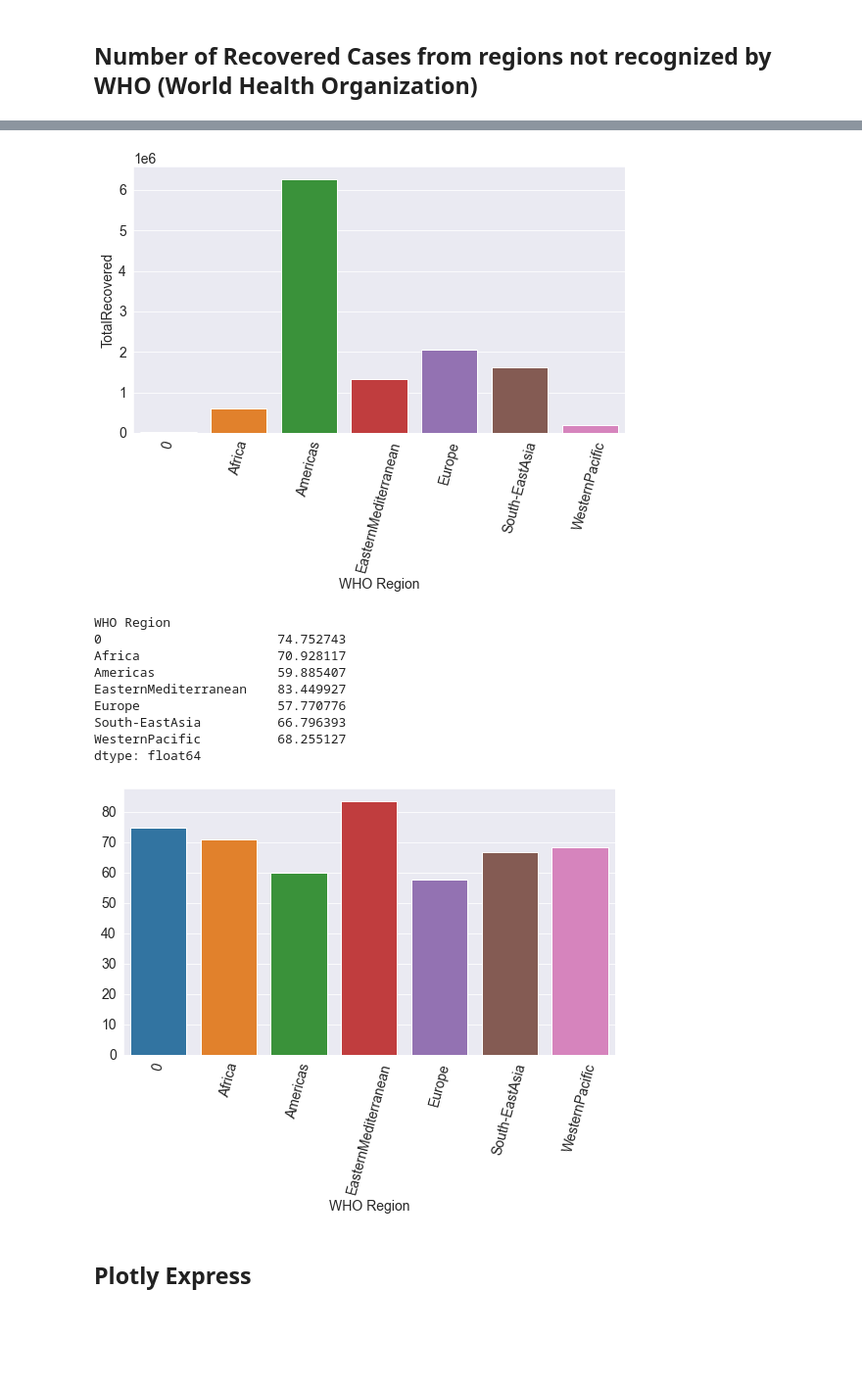
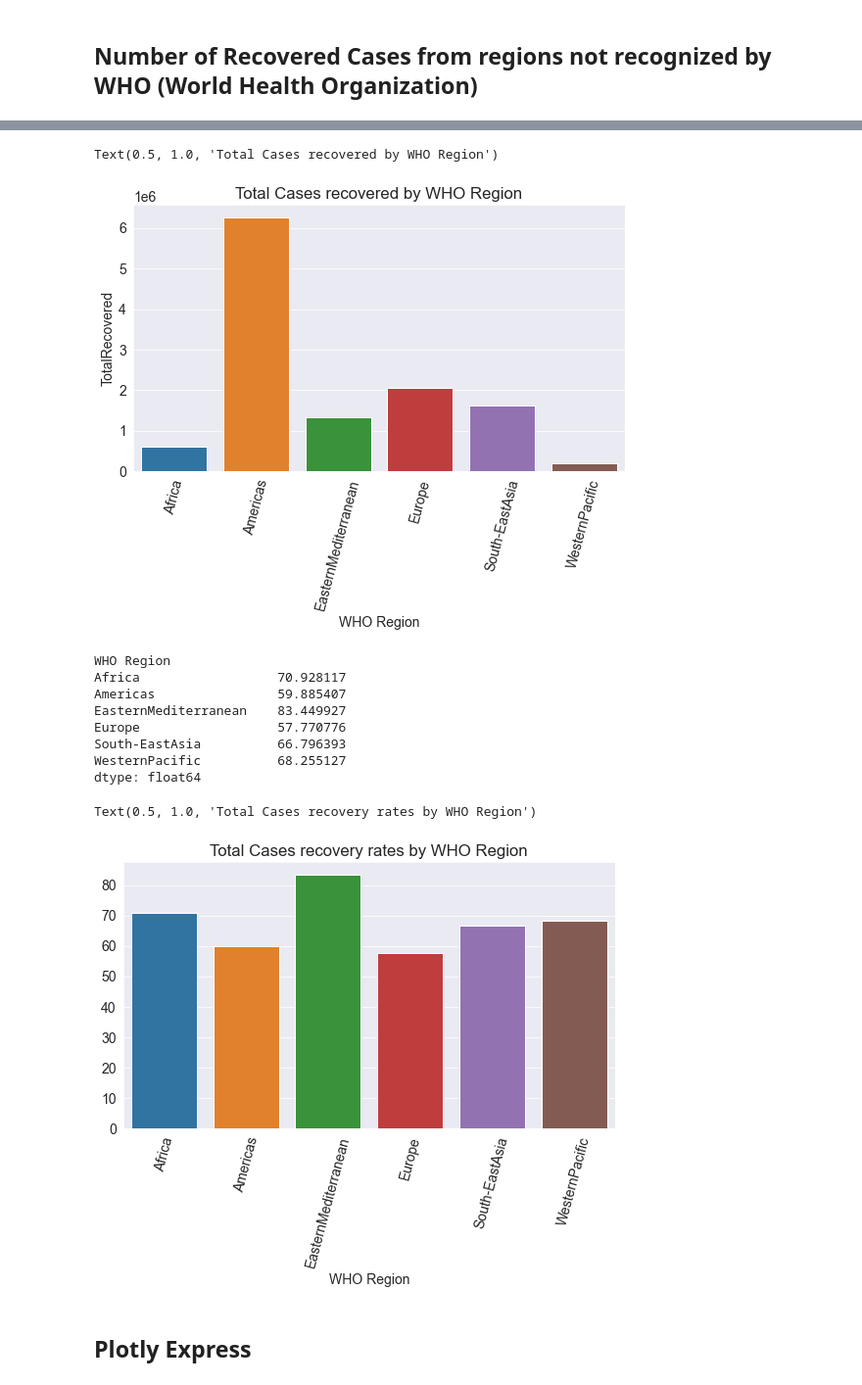
Before and after one commit to hemantkiri/Covid19, a Jupyter notebook: Covid19a.ipynb, the cells around one changed output, grey strips where cells are left out. Shown at 98% size. Cells and saved outputs as stored; diff of their text form; code cells hidden in the pictures; blank space fills up the shorter version.

Commit message:
Updated Covid19.ipynb file
Updated Covid19.ipynb file

```diff
--- a/Covid19a.ipynb
+++ b/Covid19a.ipynb
@@ -196,3 +196,11 @@ cases_percentage_worldwide.round(3)
 #world_data_df1
 # %% [markdown]
 ## Sum of Total Cases in WHO Region
+# %%
+import pandas as pd
+world_data_df1 = pd.read_csv("/Users/hemantkiri/Desktop/Covid19/Resources/worldometer_data.csv")
+
+nan_value = float("NaN")
+world_data_df1.replace("", nan_value, inplace=True)
+world_data_df1.dropna(subset = ["WHO Region"], inplace=True)
+world_data_df1
@@ -382,13 +393,14 @@ Name: TotalRecovered, dtype: float64
 # Continent wise recovered
 sns.barplot(x=continent_wise_recovered.index, y = continent_wise_recovered)
 plt.xticks(rotation=75);
+plt.title("Total Cases recovered by WHO Region")
 # %% [output]
+Text(0.5, 1.0, 'Total Cases recovered by WHO Region')
-[figure, old version]
+[figure, new version]
 # %%
 continent_wise_recovery_rates
 # %% [output]
 WHO Region
-0                       74.752743
 Africa                  70.928117
 Americas                59.885407
 EasternMediterranean    83.449927
@@ -399,8 +411,10 @@ dtype: float64
 # %%
 sns.barplot(x = continent_wise_recovery_rates.index, y = continent_wise_recovery_rates)
 plt.xticks(rotation = 75);
+plt.title("Total Cases recovery rates by WHO Region")
 # %% [output]
+Text(0.5, 1.0, 'Total Cases recovery rates by WHO Region')
-[figure, old version]
+[figure, new version]
 # %% [markdown]
 ## Plotly Express
 # %%
```
Also changed, not shown: parts of 25 cells of this notebook.
